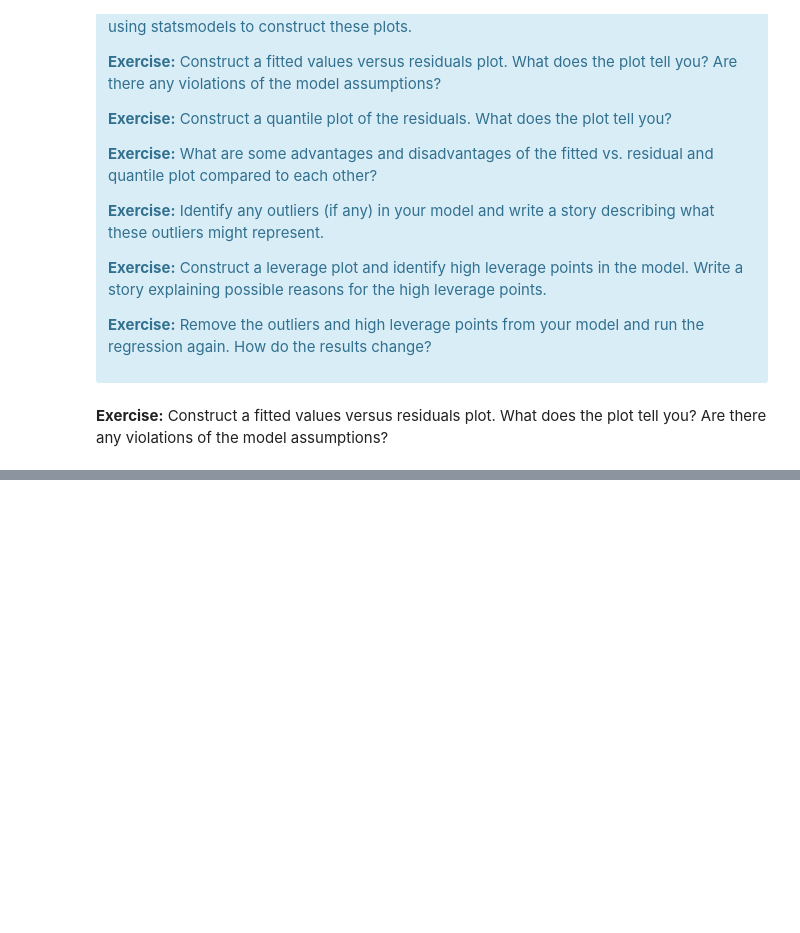
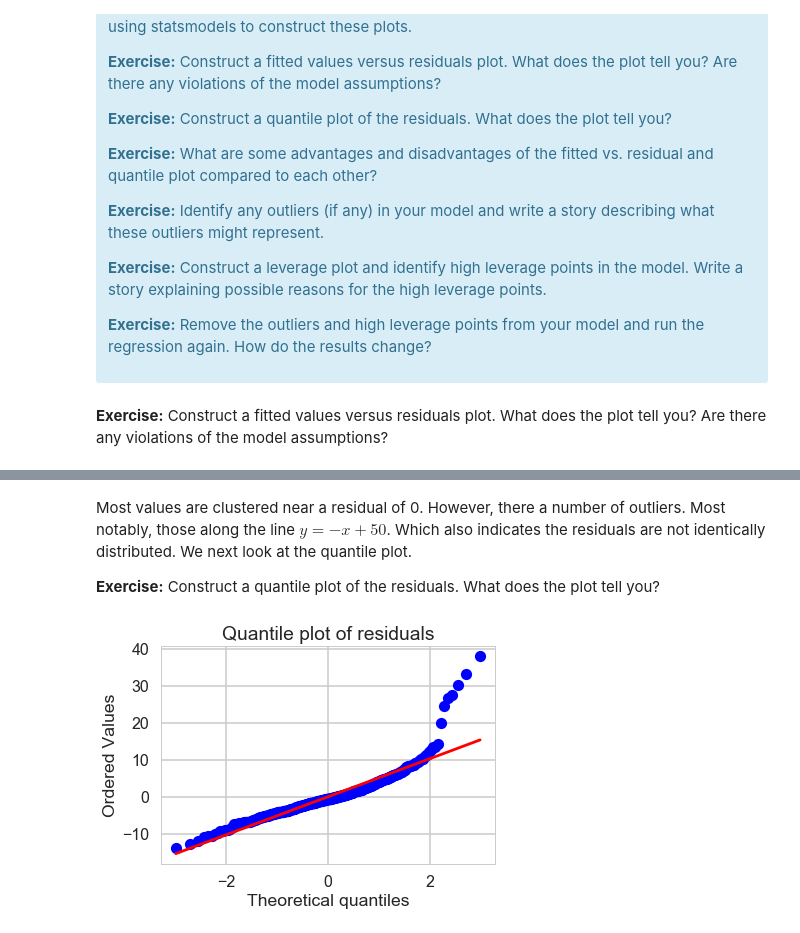
Before and after one commit to Eric-Ens/Mini_projects, a Jupyter notebook: Mini_Project_Linear_Regression.ipynb, the cells around one changed output, grey strips where cells are left out. Drawn from its saved outputs; the diff is of its cells as text; code cells hidden in the pictures; blank space fills up the shorter version.

```diff
--- a/Mini_Project_Linear_Regression.ipynb
+++ b/Mini_Project_Linear_Regression.ipynb
@@ -862,0 +859,11 @@ pandas.core.series.Series
+# %% [markdown]
+Most values are clustered near a residual of 0. However, there a number of outliers. Most notably, those along the line $y= -x + 50$. Which also indicates the residuals are not identically distributed. We next look at the quantile plot.
+
+<p><b>Exercise:</b> Construct a quantile plot of the residuals. What does the plot tell you?</p>
+# %%
+import pylab
+stats.probplot(m_ext.resid, dist="norm", plot=pylab)
+pylab.title("Quantile plot of residuals")
+pylab.show()
+# %% [output]
+[figure, added]
```
Also changed, not shown: parts of 20 cells of this notebook.
